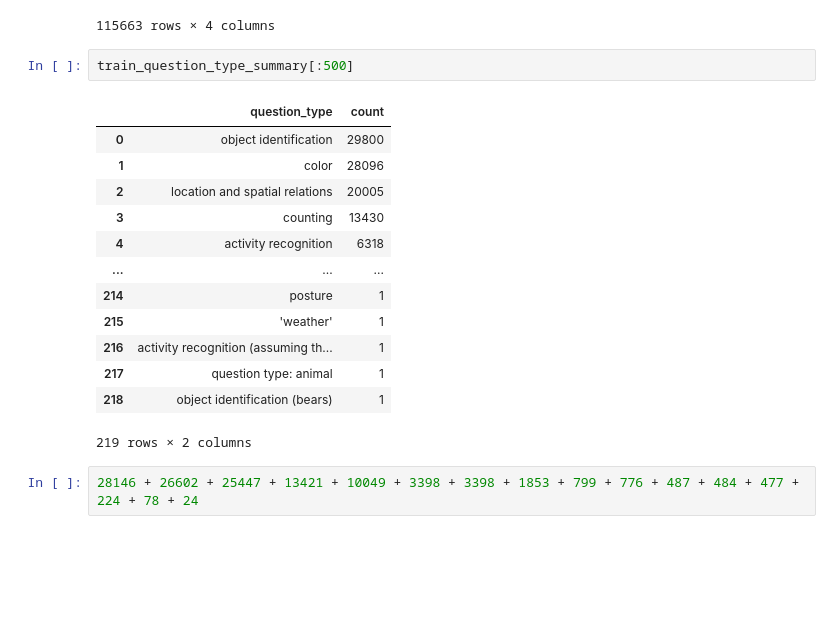
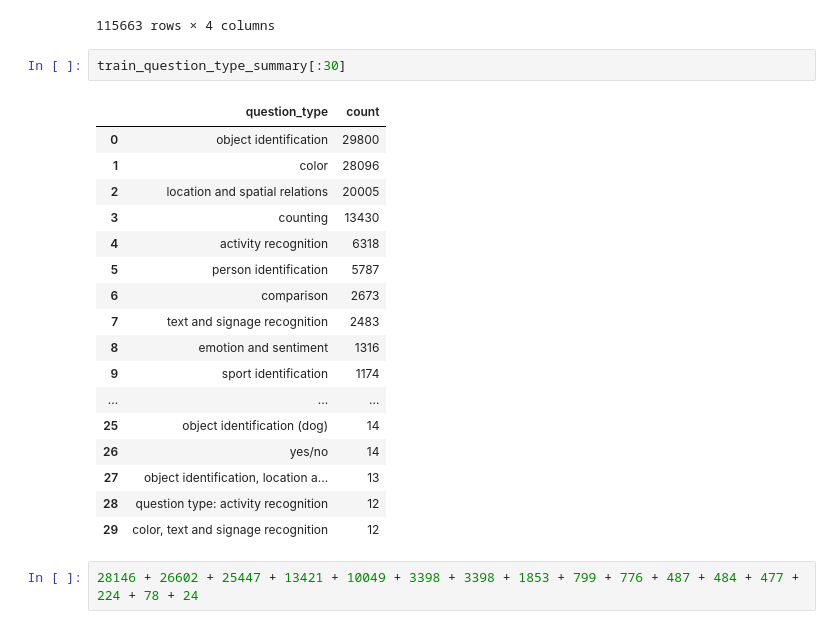
Before and after one commit to parkerhuynh/Question-Analysis, a Jupyter notebook: question_type_pre_processing_v1.ipynb, the cells around one changed output. Saved outputs shown, nothing was run; the diff lists cells and outputs as text; blank space fills up the shorter version.

```diff
--- a/question_type_pre_processing_v1.ipynb
+++ b/question_type_pre_processing_v1.ipynb
@@ -92,21 +92,25 @@ train_questions
 | 115662 | 166551 | man or woman in the red and white... | S29/S29E19-22601.jpg | person identification |
 115663 rows × 4 columns
 # %%
-train_question_type_summary[:500]
+train_question_type_summary[:30]
 # %% [output]
 |  | question_type | count |
 | 0 | object identification | 29800 |
 | 1 | color | 28096 |
 | 2 | location and spatial relations | 20005 |
 | 3 | counting | 13430 |
 | 4 | activity recognition | 6318 |
+| 5 | person identification | 5787 |
+| 6 | comparison | 2673 |
+| 7 | text and signage recognition | 2483 |
+| 8 | emotion and sentiment | 1316 |
+| 9 | sport identification | 1174 |
 | ... | ... | ... |
-| 214 | posture | 1 |
-| 215 | 'weather' | 1 |
-| 216 | activity recognition (assuming th... | 1 |
-| 217 | question type: animal | 1 |
-| 218 | object identification (bears) | 1 |
+| 25 | object identification (dog) | 14 |
+| 26 | yes/no | 14 |
+| 27 | object identification, location a... | 13 |
+| 28 | question type: activity recognition | 12 |
+| 29 | color, text and signage recognition | 12 |
-219 rows × 2 columns
 # %%
 28146 + 26602 + 25447 + 13421 + 10049 + 3398 + 3398 + 1853 + 799 + 776 + 487 + 484 + 477 + 224 + 78 + 24
 # %% [output]
```
Also changed, not shown: 2 other files.
